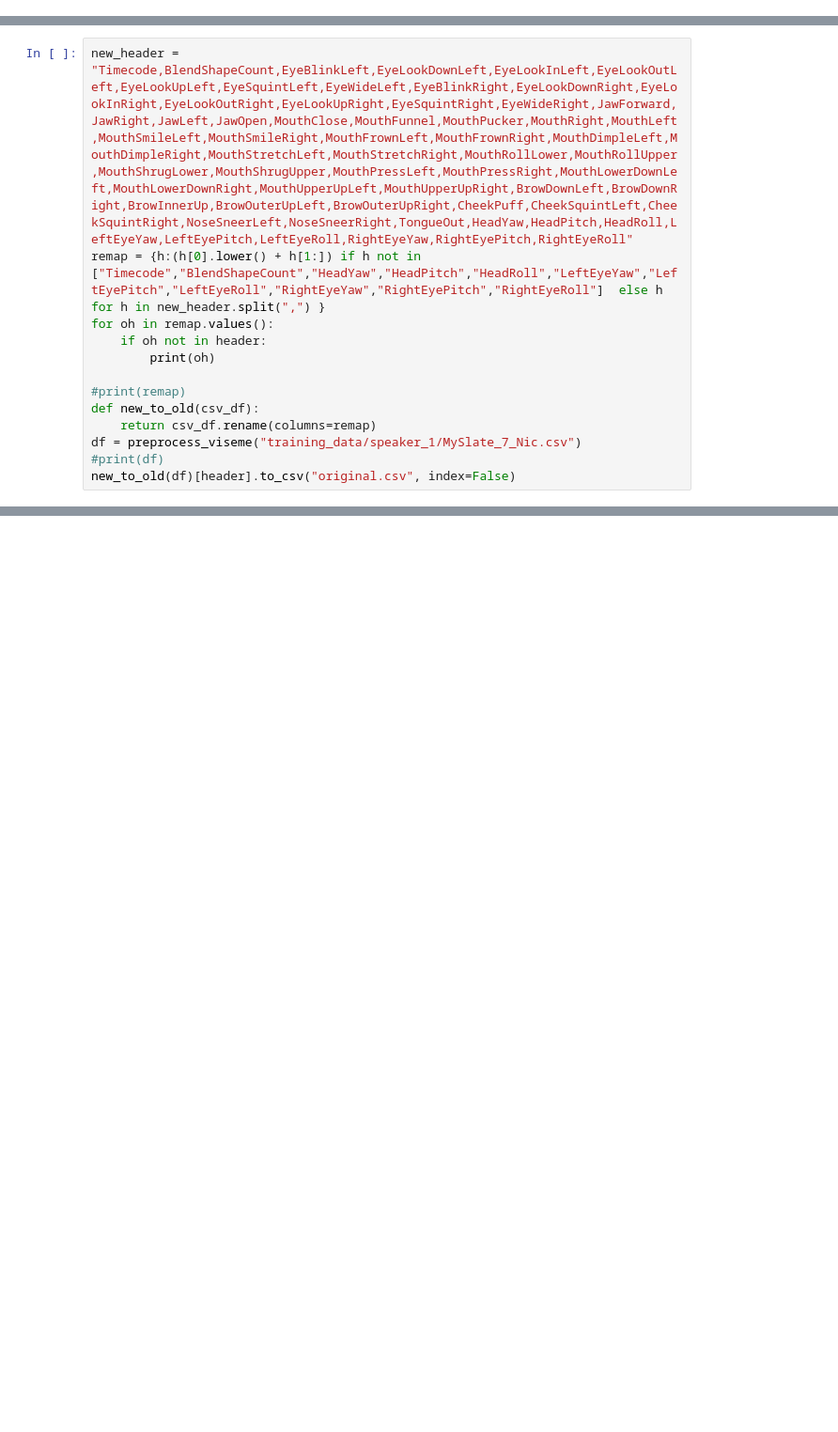
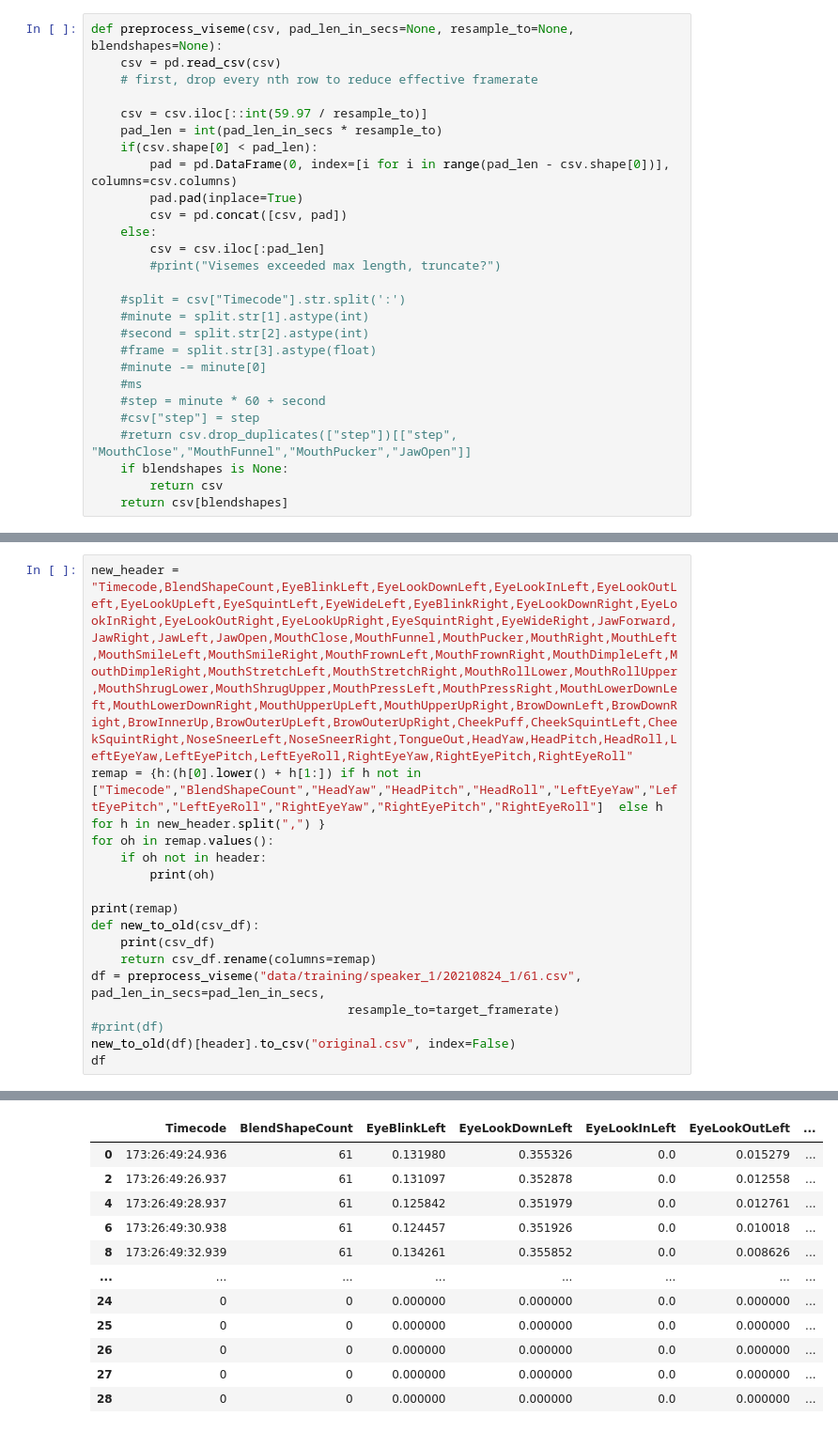
Before and after one commit to AdamBear/pytorch_blendshape_prediction, a Jupyter notebook: blendshape_prediction.ipynb, the cells around one changed output, grey strips where cells are left out. Shown at 94% size. Drawn from its saved outputs; the diff is of its cells as text; blank space fills up the shorter version.

```diff
--- a/blendshape_prediction.ipynb
+++ b/blendshape_prediction.ipynb
@@ -36,0 +88,27 @@ Requirement already satisfied: idna<4,>=2.5 in /home/hydroxide/.local/lib/python
+# %%
+def preprocess_viseme(csv, pad_len_in_secs=None, resample_to=None, blendshapes=None):
+    csv = pd.read_csv(csv)
+    # first, drop every nth row to reduce effective framerate
+
+    csv = csv.iloc[::int(59.97 / resample_to)]
+    pad_len = int(pad_len_in_secs * resample_to)
+    if(csv.shape[0] < pad_len):
+        pad = pd.DataFrame(0, index=[i for i in range(pad_len - csv.shape[0])], columns=csv.columns)
+        pad.pad(inplace=True)
+        csv = pd.concat([csv, pad])
+    else:
+        csv = csv.iloc[:pad_len]
+        #print("Visemes exceeded max length, truncate?")
+
+    #split = csv["Timecode"].str.split(':')
+    #minute = split.str[1].astype(int)
+    #second = split.str[2].astype(int)
+    #frame = split.str[3].astype(float)
+    #minute -= minute[0]
+    #ms
+    #step = minute * 60 + second
+    #csv["step"] = step
+    #return csv.drop_duplicates(["step"])[["step", "MouthClose","MouthFunnel","MouthPucker","JawOpen"]]
+    if blendshapes is None:
+        return csv
+    return csv[blendshapes]
@@ -268,9 +380,13 @@ for oh in remap.values():
     if oh not in header:
         print(oh)
 
-#print(remap)
+print(remap)
 def new_to_old(csv_df):
+    print(csv_df)
     return csv_df.rename(columns=remap)
-df = preprocess_viseme("training_data/speaker_1/MySlate_7_Nic.csv")
+df = preprocess_viseme("data/training/speaker_1/20210824_1/61.csv", pad_len_in_secs=pad_len_in_secs,
+                                   resample_to=target_framerate)
 #print(df)
 new_to_old(df)[header].to_csv("original.csv", index=False)
+df
+# %% [output]
@@ -276,0 +410,12 @@ new_to_old(df)[header].to_csv("original.csv", index=False)
+|  | Timecode | BlendShapeCount | EyeBlinkLeft | EyeLookDownLeft | EyeLookInLeft | EyeLookOutLeft | ... |
+| 0 | 173:26:49:24.936 | 61 | 0.131980 | 0.355326 | 0.0 | 0.015279 | ... |
+| 2 | 173:26:49:26.937 | 61 | 0.131097 | 0.352878 | 0.0 | 0.012558 | ... |
+| 4 | 173:26:49:28.937 | 61 | 0.125842 | 0.351979 | 0.0 | 0.012761 | ... |
+| 6 | 173:26:49:30.938 | 61 | 0.124457 | 0.351926 | 0.0 | 0.010018 | ... |
+| 8 | 173:26:49:32.939 | 61 | 0.134261 | 0.355852 | 0.0 | 0.008626 | ... |
+| ... | ... | ... | ... | ... | ... | ... | ... |
+| 24 | 0 | 0 | 0.000000 | 0.000000 | 0.0 | 0.000000 | ... |
+| 25 | 0 | 0 | 0.000000 | 0.000000 | 0.0 | 0.000000 | ... |
+| 26 | 0 | 0 | 0.000000 | 0.000000 | 0.0 | 0.000000 | ... |
+| 27 | 0 | 0 | 0.000000 | 0.000000 | 0.0 | 0.000000 | ... |
+| 28 | 0 | 0 | 0.000000 | 0.000000 | 0.0 | 0.000000 | ... |
```
Also changed, not shown: parts of 15 cells of this notebook.
